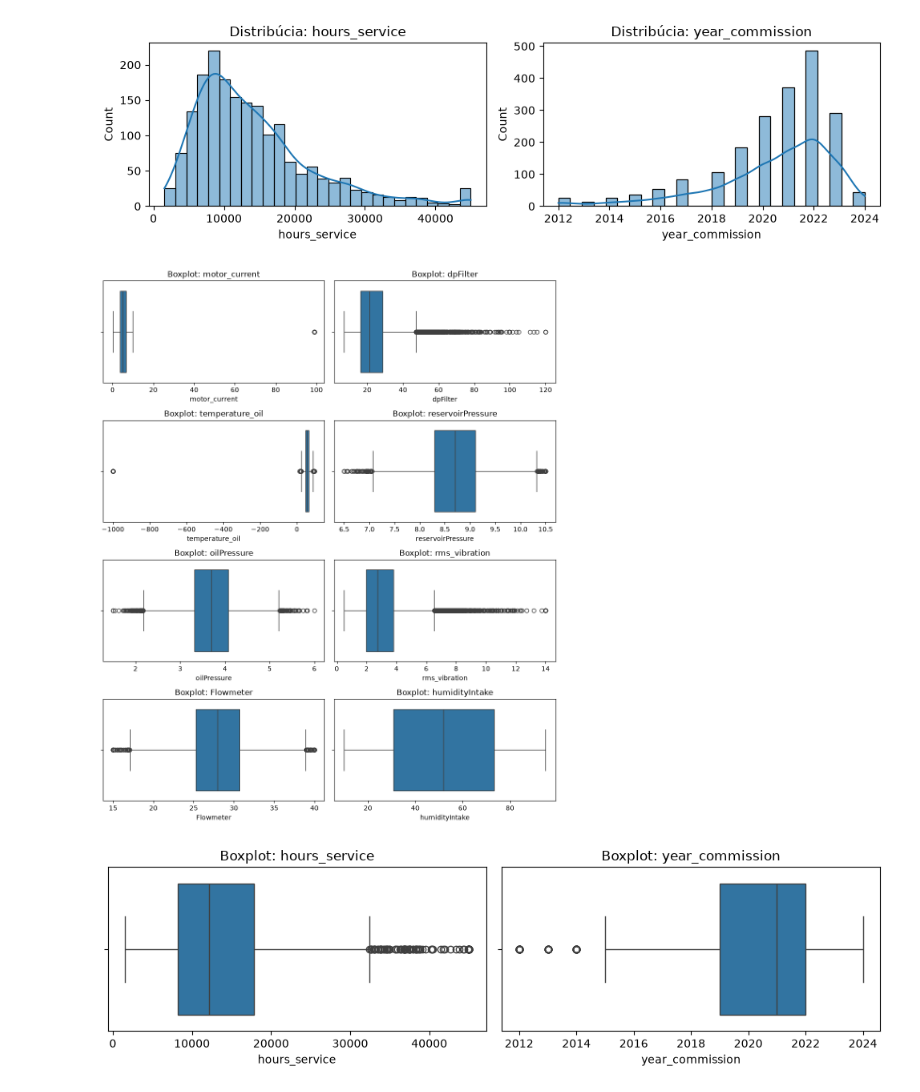
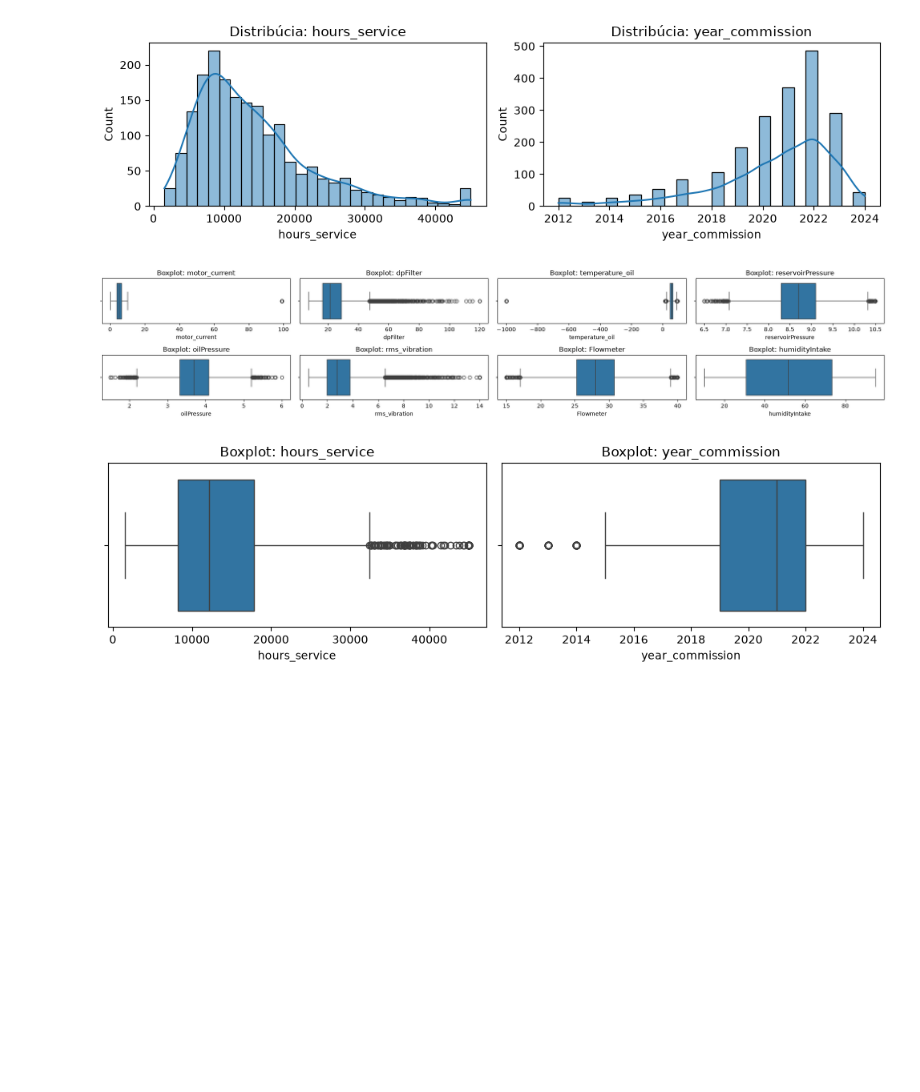
Before and after one commit to Langos428/IAU_projekt, a Jupyter notebook: projekt.ipynb, the cells around one changed output. Saved outputs shown, nothing was run; the diff lists cells and outputs as text; code cells hidden in the pictures; blank space fills up the shorter version.

```diff
--- a/projekt.ipynb
+++ b/projekt.ipynb
@@ -184,6 +184,8 @@ print(f"duplicitné riadky v gateways: {gateways_df.duplicated().sum()}")
 duplicitné riadky v readings: 214
 duplicitné riadky v units: 0
 duplicitné riadky v gateways: 0
+# %%
+readings_df.drop_duplicates(inplace=True)
 # %% [markdown]
 ## Vzťahy medzi súbormi
 Súbory sú prepojené pomocu atribútov `id_unit` a `idDepot`.
@@ -290,18 +292,18 @@ plot_numeric_distributions(units_df, units_numeric_cols, rows=1, cols=2, figsize
 # %%
 def plot_numeric_distributions(df, numeric_cols, rows, cols, figsize):
     fig, axes = plt.subplots(rows, cols, figsize=figsize)
     axes = axes.ravel()
 
     for ax, column in zip(axes, numeric_cols):
         sns.boxplot(data=df, x=column, ax=ax)
         ax.set_title(f"Boxplot: {column}")
 
     plt.tight_layout()
     plt.show()
 
-plot_numeric_distributions(readings_df, readings_numeric_cols, rows=4, cols=2, figsize=(10, 12))
+plot_numeric_distributions(readings_df, readings_numeric_cols, rows=2, cols=4, figsize=(20, 4))
 # %% [output]
-[figure, old version]
+[figure, new version]
 # %%
 plot_numeric_distributions(units_df, units_numeric_cols, rows=1, cols=2, figsize=(10, 3))
 # %% [output]
```
Also changed, not shown: parts of 10 cells of this notebook, 1 other file.
